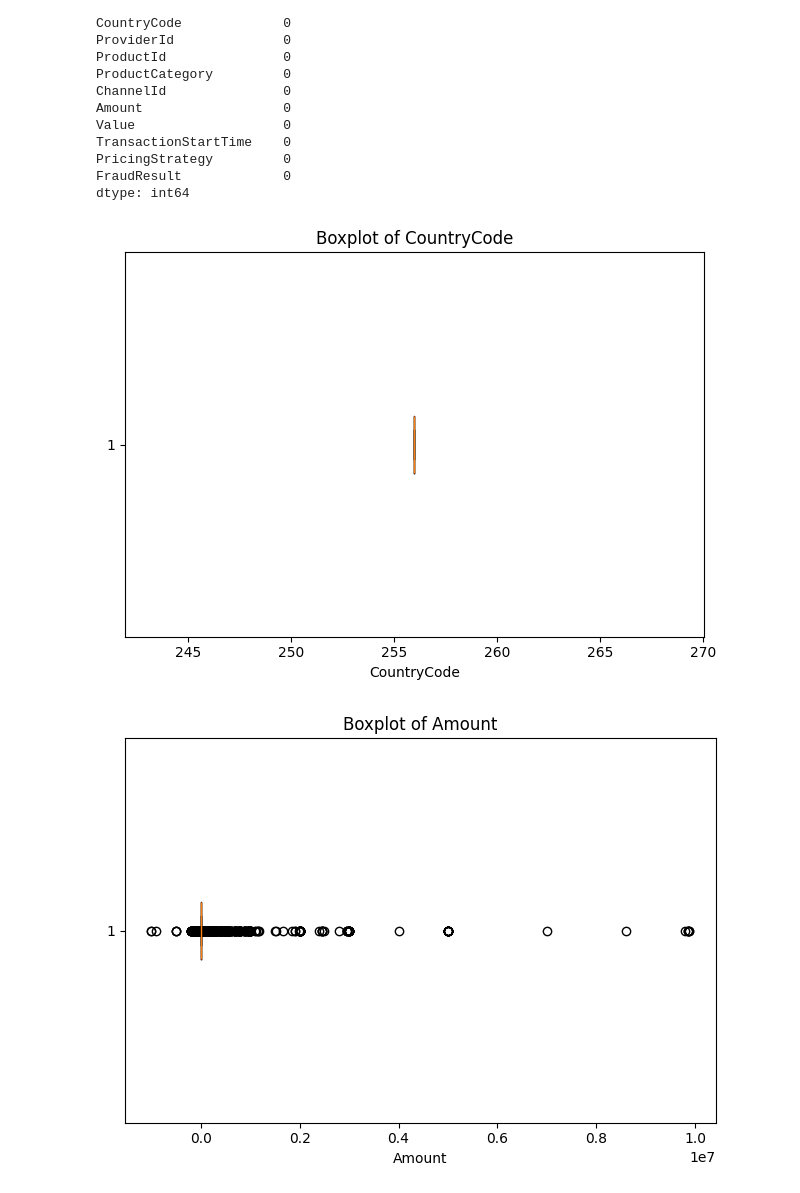
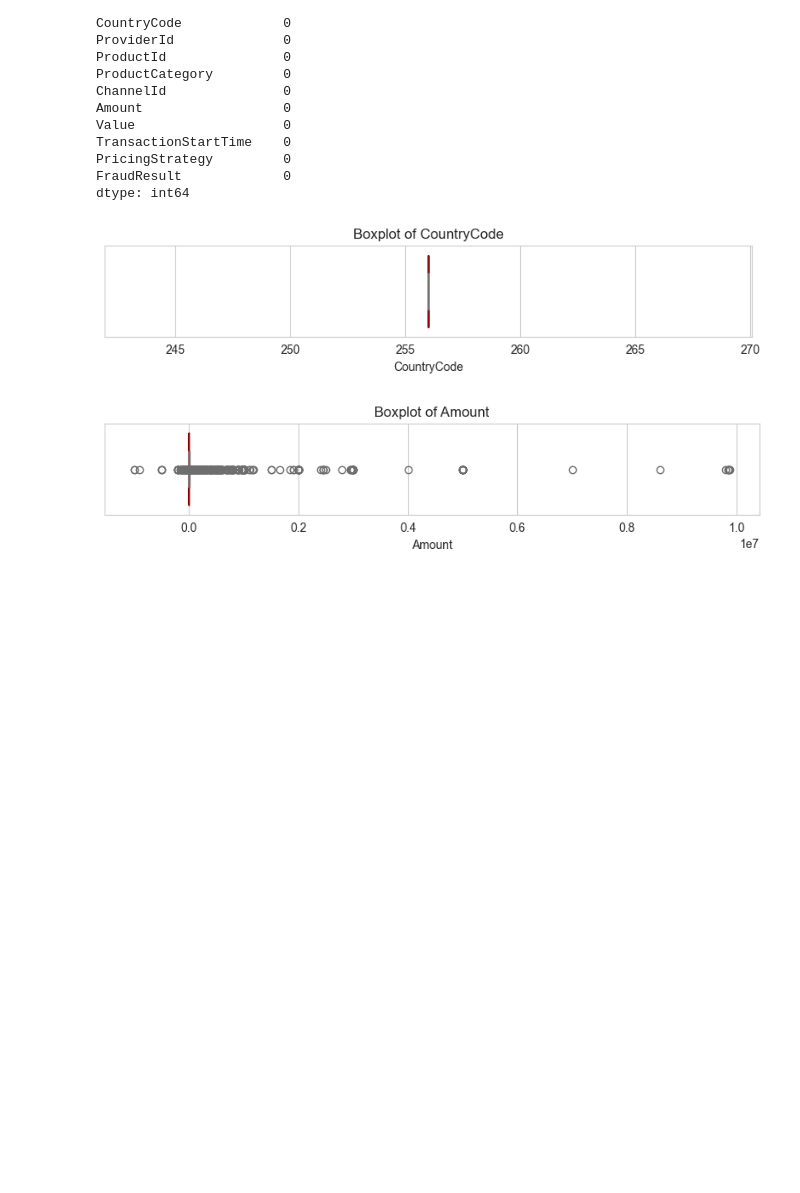
Before and after one commit to Crackingastro/Week-5, a Jupyter notebook: notbooks/1.0-eda.ipynb, the cells around one changed output. Drawn from its saved outputs; the diff is of its cells as text; code cells hidden in the pictures; blank space fills up the shorter version.

```diff
--- a/notbooks/1.0-eda.ipynb
+++ b/notbooks/1.0-eda.ipynb
@@ -106,16 +104,23 @@ PricingStrategy         0
 FraudResult             0
 dtype: int64
 # %%
+# 7. Outlier Detection (boxplots)
 
-# 7. Outlier Detection (boxplots)
+sns.set_style("whitegrid")
 for col in num_cols:
-    plt.figure()
-    plt.boxplot(df[col].dropna(), vert=False)
+    plt.figure(figsize=(8, 2))
+    sns.boxplot(
+        x=df[col].dropna(),
+        orient="h",
+        color="lightcoral",
+        boxprops=dict(edgecolor="darkred"),
+        notch=True
+    )
     plt.title(f"Boxplot of {col}")
     plt.xlabel(col)
     plt.tight_layout()
 
 plt.show()
 # %% [output]
-[figure, old version]
+[figure, new version]
-[figure, old version]
+[figure, new version]
```
Also changed, not shown: parts of 3 cells of this notebook.
